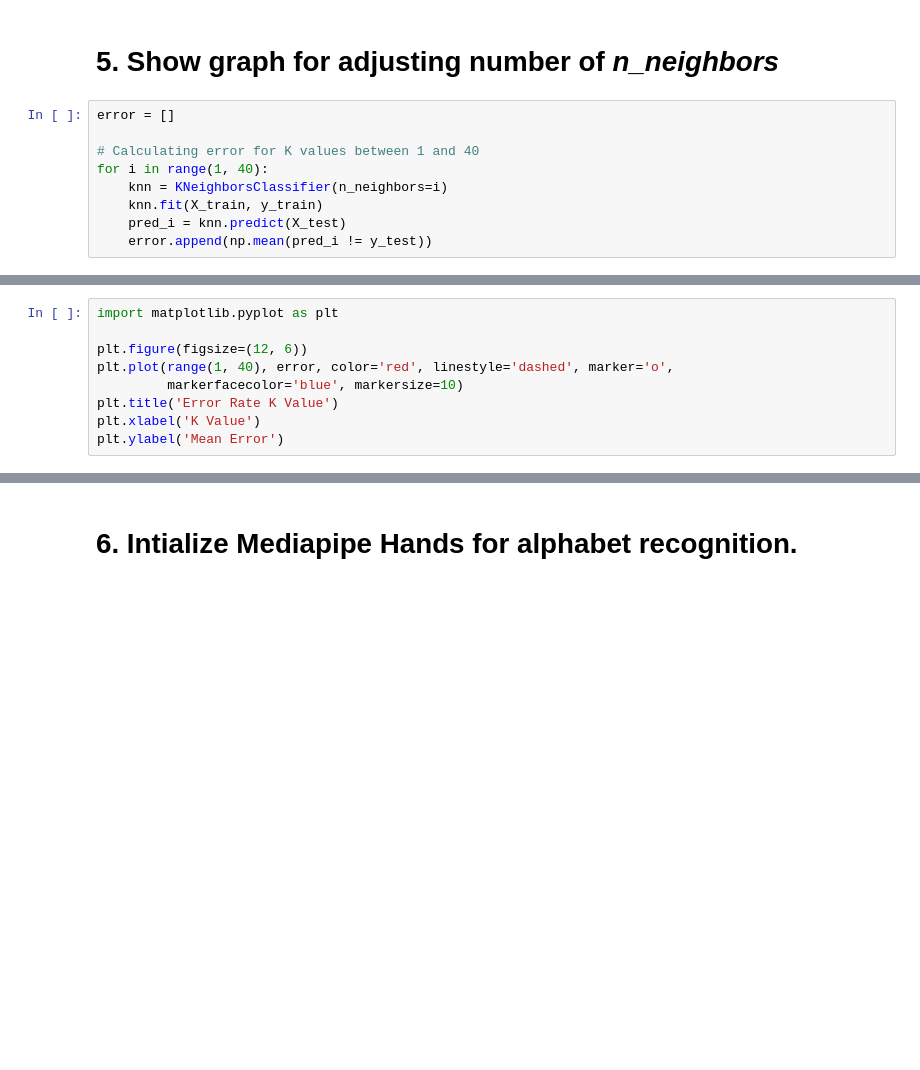
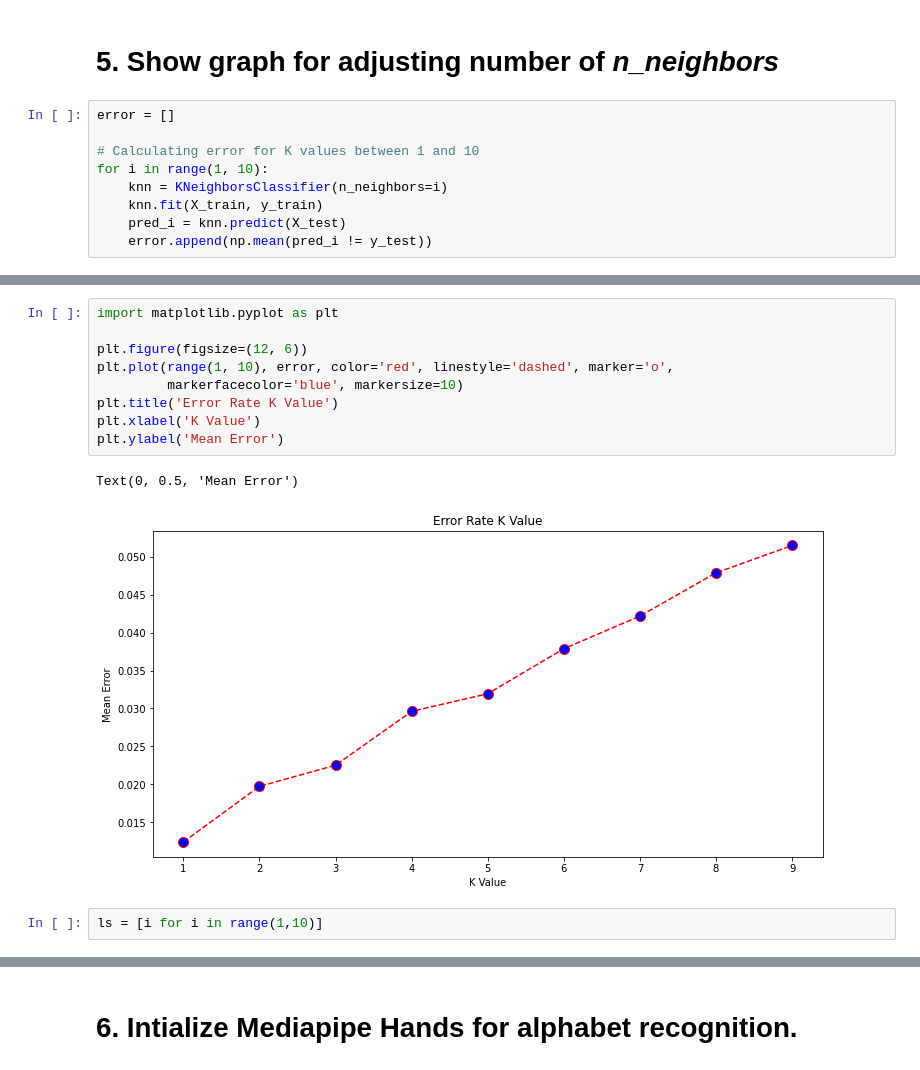
Before and after one commit to sasivatsal7122/HandGesture-Recognition-and-Live-Translator, a Jupyter notebook: Model_reseamrch.ipynb, the cells around one changed output, grey strips where cells are left out. Saved outputs shown, nothing was run; the diff lists cells and outputs as text; blank space fills up the shorter version.

```diff
--- a/Model_reseamrch.ipynb
+++ b/Model_reseamrch.ipynb
@@ -173,8 +178,8 @@ weighted avg       0.98      0.98      0.98      8580
 # %%
 error = []
 
-# Calculating error for K values between 1 and 40
-for i in range(1, 40):
+# Calculating error for K values between 1 and 10
+for i in range(1, 10):
     knn = KNeighborsClassifier(n_neighbors=i)
     knn.fit(X_train, y_train)
     pred_i = knn.predict(X_test)
@@ -184,9 +199,14 @@ KeyboardInterrupt:
 # %%
 import matplotlib.pyplot as plt
 
 plt.figure(figsize=(12, 6))
-plt.plot(range(1, 40), error, color='red', linestyle='dashed', marker='o',
+plt.plot(range(1, 10), error, color='red', linestyle='dashed', marker='o',
          markerfacecolor='blue', markersize=10)
 plt.title('Error Rate K Value')
 plt.xlabel('K Value')
 plt.ylabel('Mean Error')
+# %% [output]
+Text(0, 0.5, 'Mean Error')
+[figure, added]
+# %%
+ls = [i for i in range(1,10)]
```
Also changed, not shown: parts of 6 cells of this notebook.
